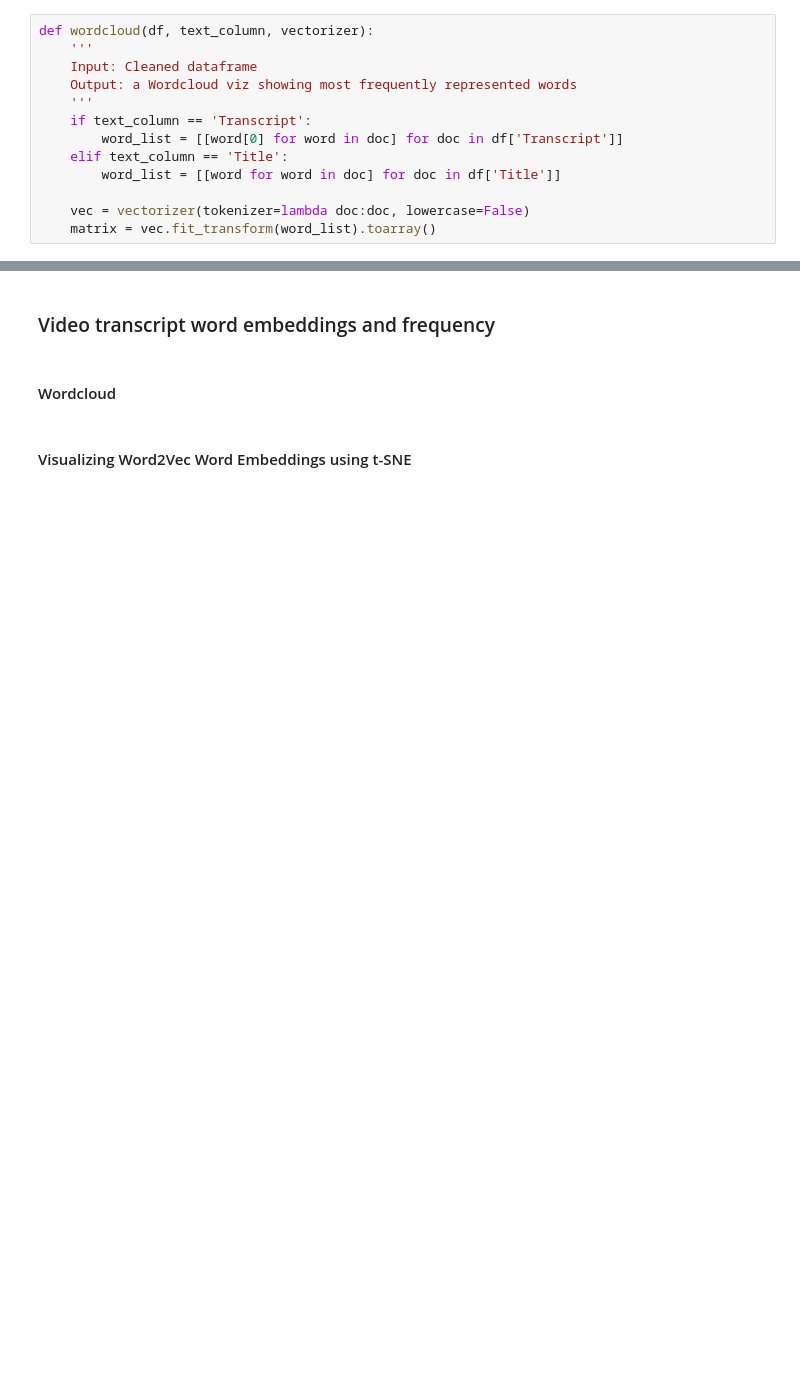
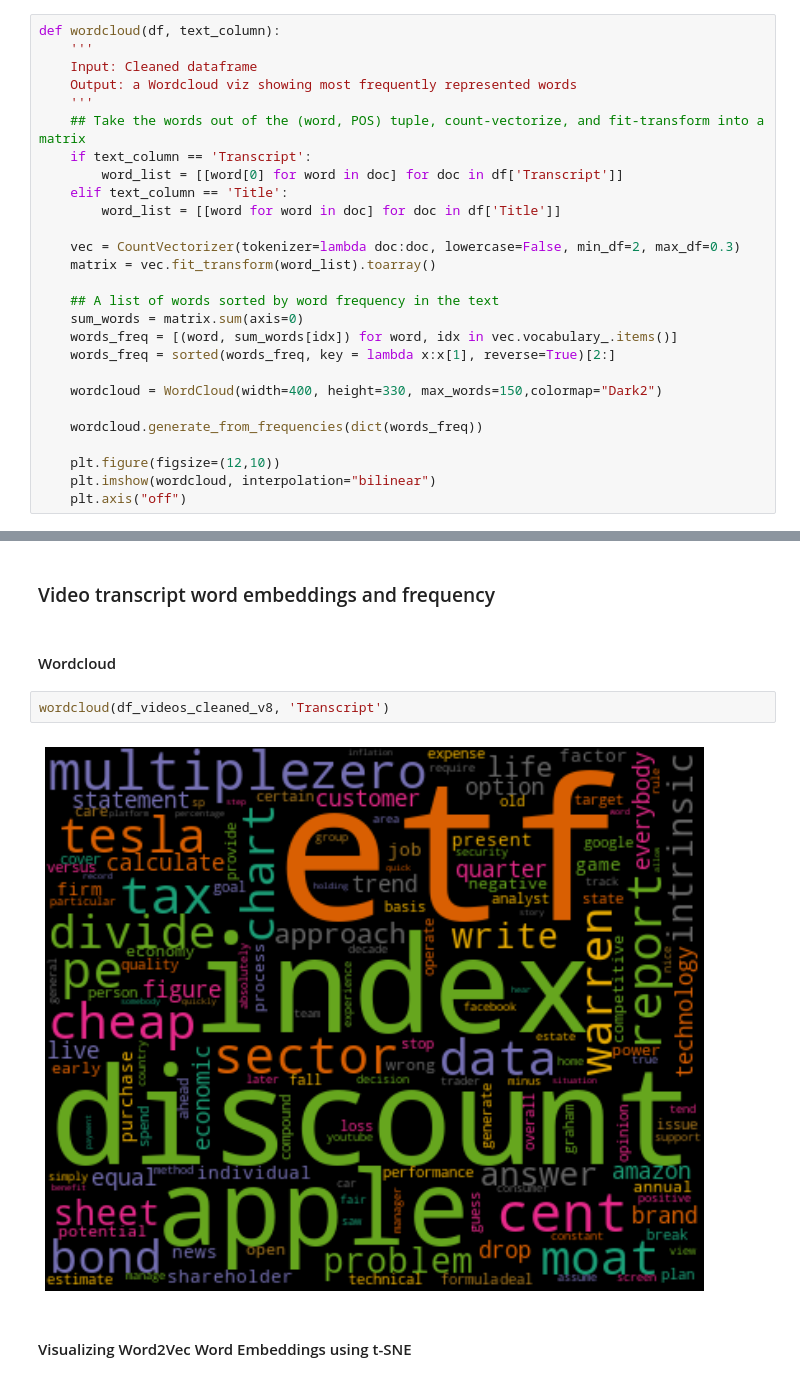
Before and after one commit to mkschoi/project5_youtube_recommender, a Jupyter notebook: Code/word_embed_freq_sentiment.ipynb, the cells around one changed output, grey strips where cells are left out. Cells and saved outputs as stored; diff of their text form; blank space fills up the shorter version.

```diff
--- a/Code/word_embed_freq_sentiment.ipynb
+++ b/Code/word_embed_freq_sentiment.ipynb
@@ -71,16 +77,30 @@ def title_preprocessing(df):
 # %%
-def wordcloud(df, text_column, vectorizer):
+def wordcloud(df, text_column):
     '''
     Input: Cleaned dataframe
     Output: a Wordcloud viz showing most frequently represented words
     '''
+    ## Take the words out of the (word, POS) tuple, count-vectorize, and fit-transform into a matrix
     if text_column == 'Transcript':
         word_list = [[word[0] for word in doc] for doc in df['Transcript']]
     elif text_column == 'Title':
         word_list = [[word for word in doc] for doc in df['Title']]
 
-    vec = vectorizer(tokenizer=lambda doc:doc, lowercase=False)
+    vec = CountVectorizer(tokenizer=lambda doc:doc, lowercase=False, min_df=2, max_df=0.3)
     matrix = vec.fit_transform(word_list).toarray()
+
+    ## A list of words sorted by word frequency in the text
+    sum_words = matrix.sum(axis=0)
+    words_freq = [(word, sum_words[idx]) for word, idx in vec.vocabulary_.items()]
+    words_freq = sorted(words_freq, key = lambda x:x[1], reverse=True)[2:]
+
+    wordcloud = WordCloud(width=400, height=330, max_words=150,colormap="Dark2")
+
+    wordcloud.generate_from_frequencies(dict(words_freq))
+
+    plt.figure(figsize=(12,10))
+    plt.imshow(wordcloud, interpolation="bilinear")
+    plt.axis("off")
 # %%
 def word2vec_plot(df, text_column, min_count, window):
     '''
@@ -176,6 +224,10 @@ def sentiment_analysis(df):
 ### Video transcript word embeddings and frequency
 # %% [markdown]
 #### Wordcloud
+# %%
+wordcloud(df_videos_cleaned_v8, 'Transcript')
+# %% [output]
+[figure, added]
 # %% [markdown]
 #### Visualizing Word2Vec Word Embeddings using t-SNE
 # %%
```
Also changed, not shown: parts of 28 cells of this notebook, 11 other files.
